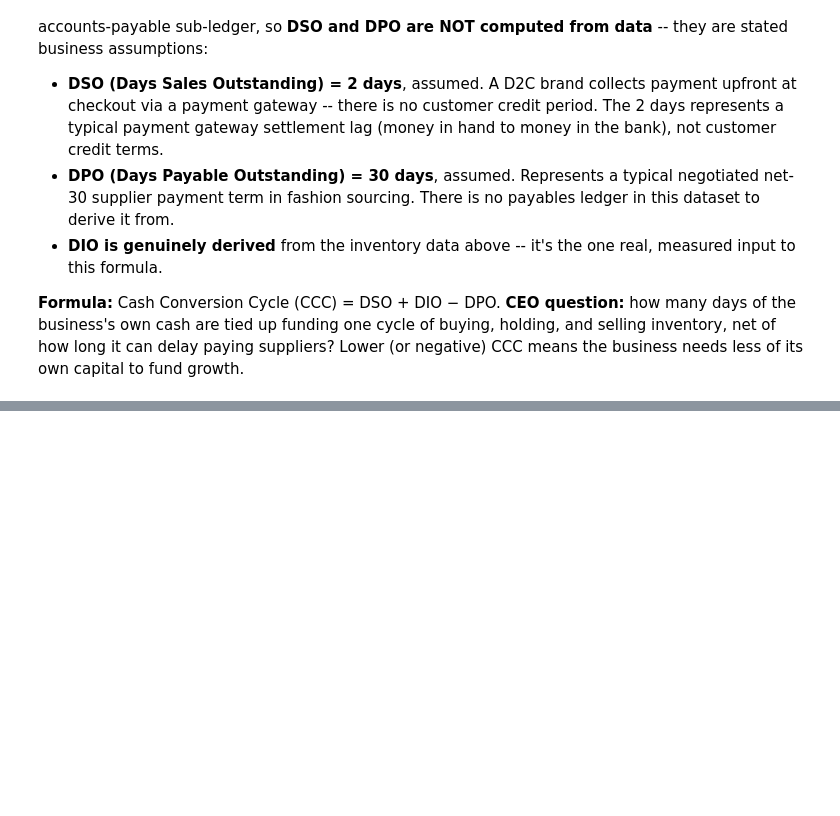
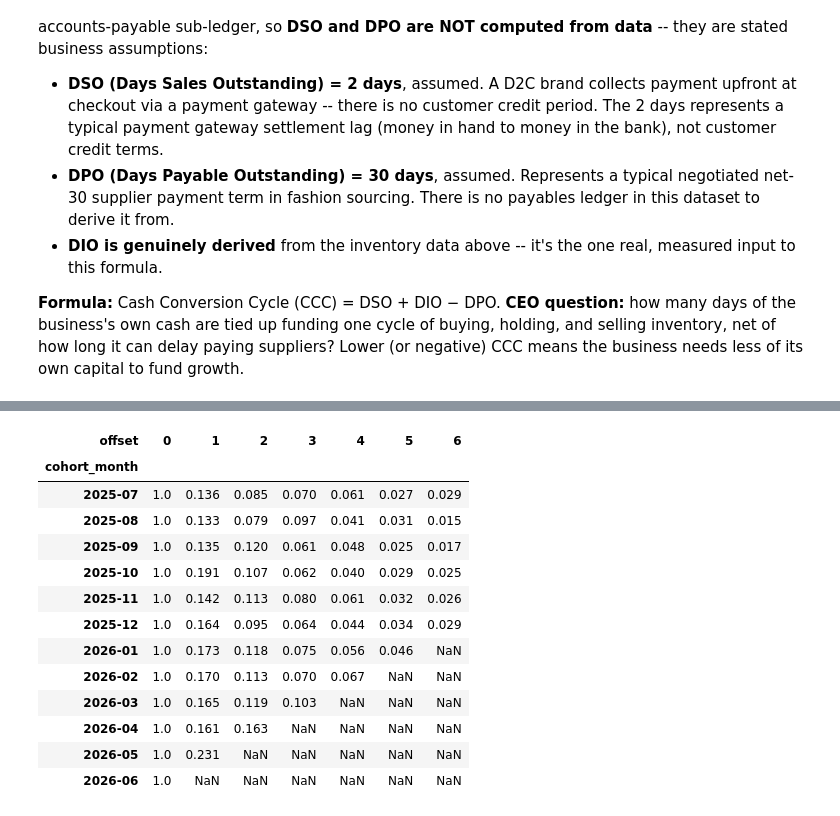
Before and after one commit to hrishikeshkedia-prog/ledger-margin-analysis, a Jupyter notebook: ceo_dashboard/notebooks/ceo_dashboard.ipynb, the cells around one changed output, grey strips where cells are left out. Cells and saved outputs as stored; diff of their text form; code cells hidden in the pictures; blank space fills up the shorter version.

```diff
--- a/ceo_dashboard/notebooks/ceo_dashboard.ipynb
+++ b/ceo_dashboard/notebooks/ceo_dashboard.ipynb
@@ -938,0 +993,10 @@ first-class, reusable KPI rather than diagnostic-only code.
+# %%
+data = dg.generate_all(seed=42)
+orders_df, marketing_df, inventory_df, opex_df = data["orders"], data["marketing_spend"], data["inventory_snapshots"], data["opex"]
+
+orders_clean, decision_log = clean.clean_orders(orders_df)
+assert (decision_log["rows_affected"] == 0).all(), "canonical data should still be clean by construction"
+print("Regenerated + cleaned. Shapes:")
+for name, df in {"orders": orders_df, "marketing_spend": marketing_df,
+                  "inventory_snapshots": inventory_df, "opex": opex_df}.items():
+    print(f"  {name}: {df.shape}")
@@ -938,0 +1340,18 @@ first-class, reusable KPI rather than diagnostic-only code.
+# %%
+cohort_table = fashion.cohort_retention_table(orders_clean)
+cohort_table.round(3)
+# %% [output]
+| offset | 0 | 1 | 2 | 3 | 4 | 5 | 6 |
+| cohort_month |  |  |  |  |  |  |  |
+| 2025-07 | 1.0 | 0.136 | 0.085 | 0.070 | 0.061 | 0.027 | 0.029 |
+| 2025-08 | 1.0 | 0.133 | 0.079 | 0.097 | 0.041 | 0.031 | 0.015 |
+| 2025-09 | 1.0 | 0.135 | 0.120 | 0.061 | 0.048 | 0.025 | 0.017 |
+| 2025-10 | 1.0 | 0.191 | 0.107 | 0.062 | 0.040 | 0.029 | 0.025 |
+| 2025-11 | 1.0 | 0.142 | 0.113 | 0.080 | 0.061 | 0.032 | 0.026 |
+| 2025-12 | 1.0 | 0.164 | 0.095 | 0.064 | 0.044 | 0.034 | 0.029 |
+| 2026-01 | 1.0 | 0.173 | 0.118 | 0.075 | 0.056 | 0.046 | NaN |
+| 2026-02 | 1.0 | 0.170 | 0.113 | 0.070 | 0.067 | NaN | NaN |
+| 2026-03 | 1.0 | 0.165 | 0.119 | 0.103 | NaN | NaN | NaN |
+| 2026-04 | 1.0 | 0.161 | 0.163 | NaN | NaN | NaN | NaN |
+| 2026-05 | 1.0 | 0.231 | NaN | NaN | NaN | NaN | NaN |
+| 2026-06 | 1.0 | NaN | NaN | NaN | NaN | NaN | NaN |
```
Also changed, not shown: parts of 65 cells of this notebook, 11 other files.
